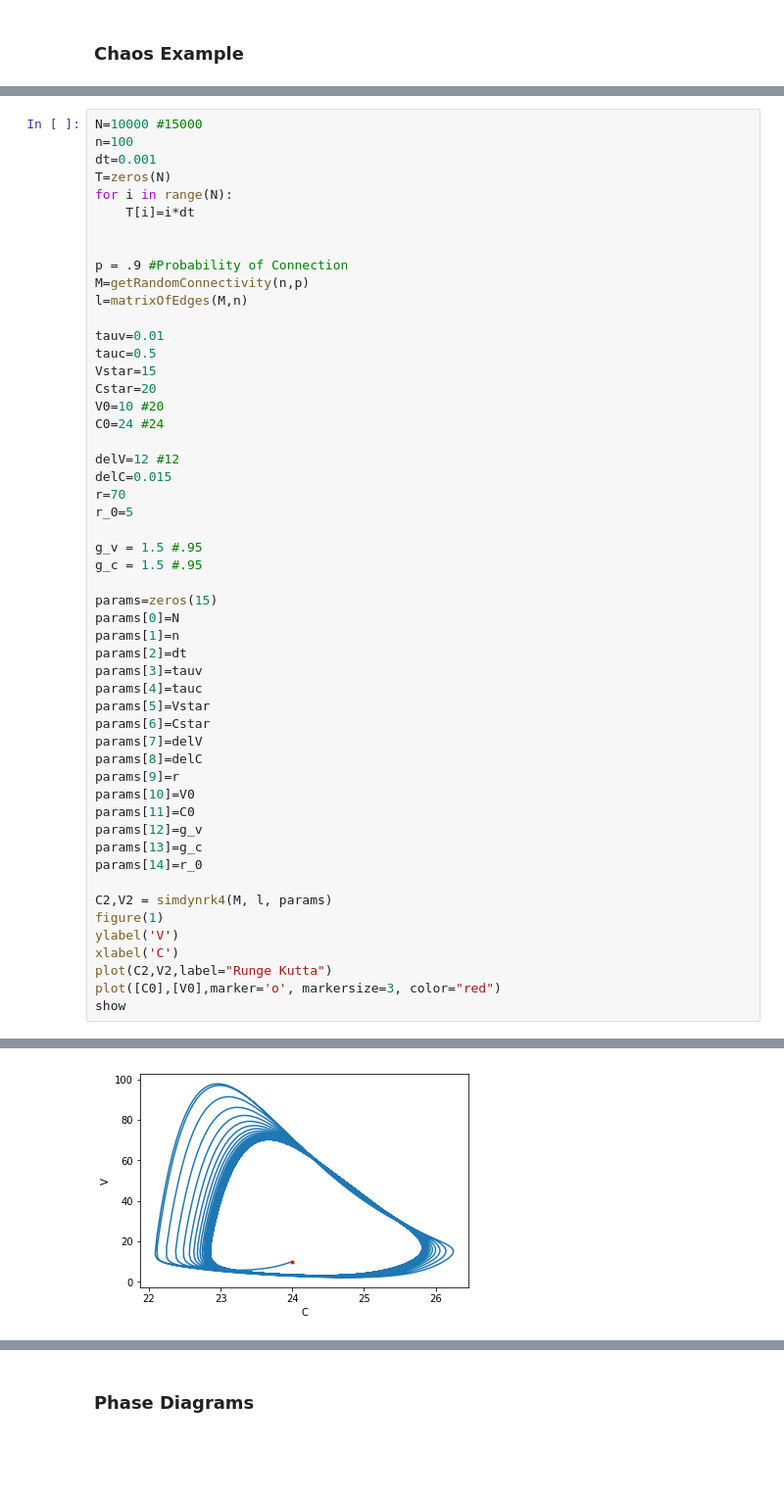
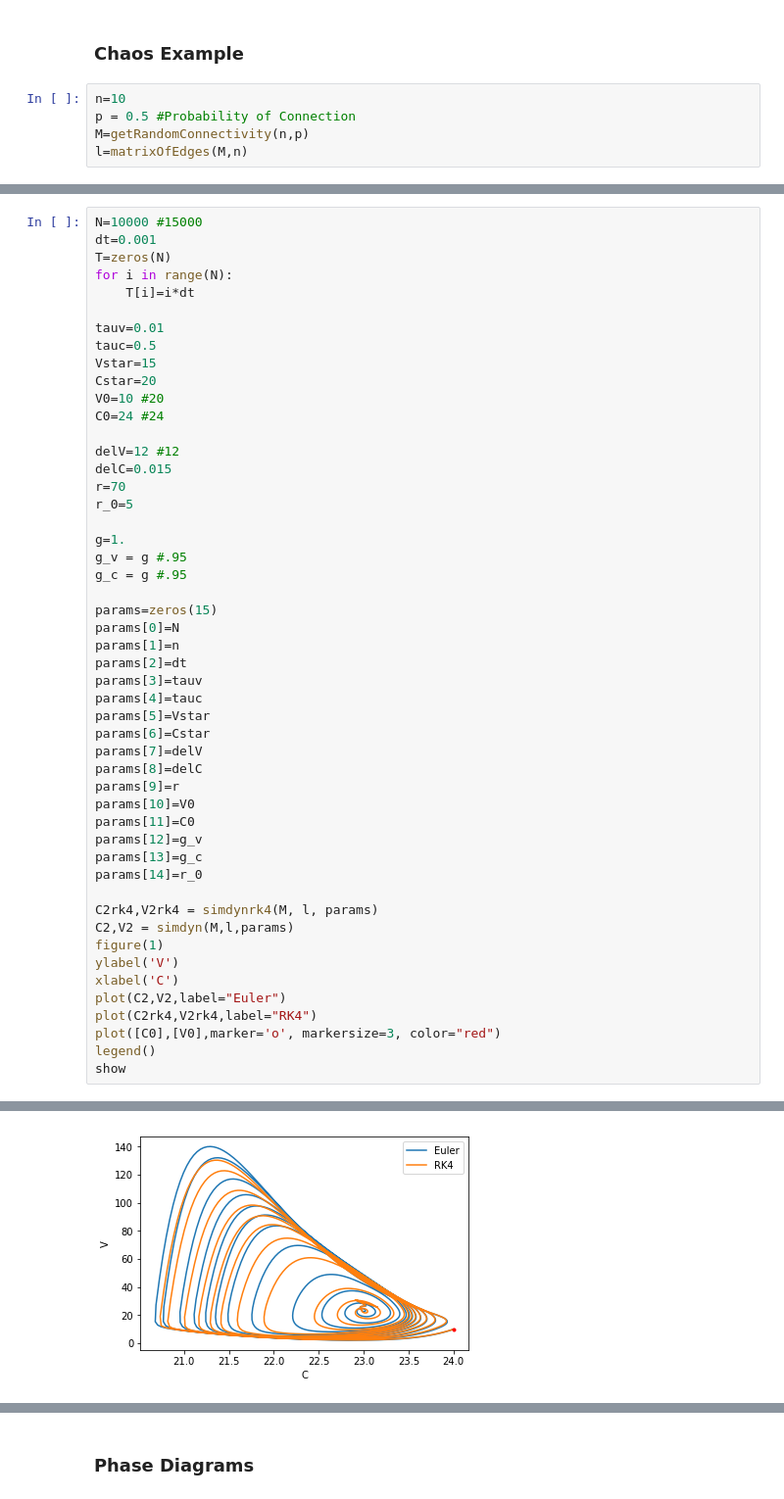
Before and after one commit to mbibireata/Networks, a Jupyter notebook: Kcore_paper_v2.ipynb, the cells around one changed output, grey strips where cells are left out. Shown at 98% size. Cells and saved outputs as stored; diff of their text form; blank space fills up the shorter version.

Commit message:
added several phase diagrams

```diff
--- a/Kcore_paper_v2.ipynb
+++ b/Kcore_paper_v2.ipynb
@@ -671,3 +688,8 @@ plot(C,V) #we plot phase diagram concentration vs potential.
 [figure]
 # %% [markdown]
 ### Chaos Example
+# %%
+n=10
+p = 0.5 #Probability of Connection
+M=getRandomConnectivity(n,p)
+l=matrixOfEdges(M,n)
@@ -674,15 +709,9 @@ plot(C,V) #we plot phase diagram concentration vs potential.
 # %%
 N=10000 #15000
-n=100
 dt=0.001
 T=zeros(N)
 for i in range(N):
     T[i]=i*dt
-
-
-p = .9 #Probability of Connection
-M=getRandomConnectivity(n,p)
-l=matrixOfEdges(M,n)
 
 tauv=0.01
 tauc=0.5
@@ -694,35 +723,39 @@ C0=24 #24
 delV=12 #12
 delC=0.015
 r=70
 r_0=5
 
-g_v = 1.5 #.95
-g_c = 1.5 #.95
+g=1.
+g_v = g #.95
+g_c = g #.95
 
 params=zeros(15)
 params[0]=N
 params[1]=n
 params[2]=dt
 params[3]=tauv
 params[4]=tauc
 params[5]=Vstar
 params[6]=Cstar
 params[7]=delV
 params[8]=delC
 params[9]=r
 params[10]=V0
 params[11]=C0
 params[12]=g_v
 params[13]=g_c
 params[14]=r_0
 
-C2,V2 = simdynrk4(M, l, params)
+C2rk4,V2rk4 = simdynrk4(M, l, params)
+C2,V2 = simdyn(M,l,params)
 figure(1)
 ylabel('V')
 xlabel('C')
-plot(C2,V2,label="Runge Kutta")
+plot(C2,V2,label="Euler")
+plot(C2rk4,V2rk4,label="RK4")
 plot([C0],[V0],marker='o', markersize=3, color="red")
+legend()
 show
 # %% [output]
 <function matplotlib.pyplot.show(*args, **kw)>
-[figure, old version]
+[figure, new version]
```
Also changed, not shown: parts of 16 cells of this notebook, 3 other files.
